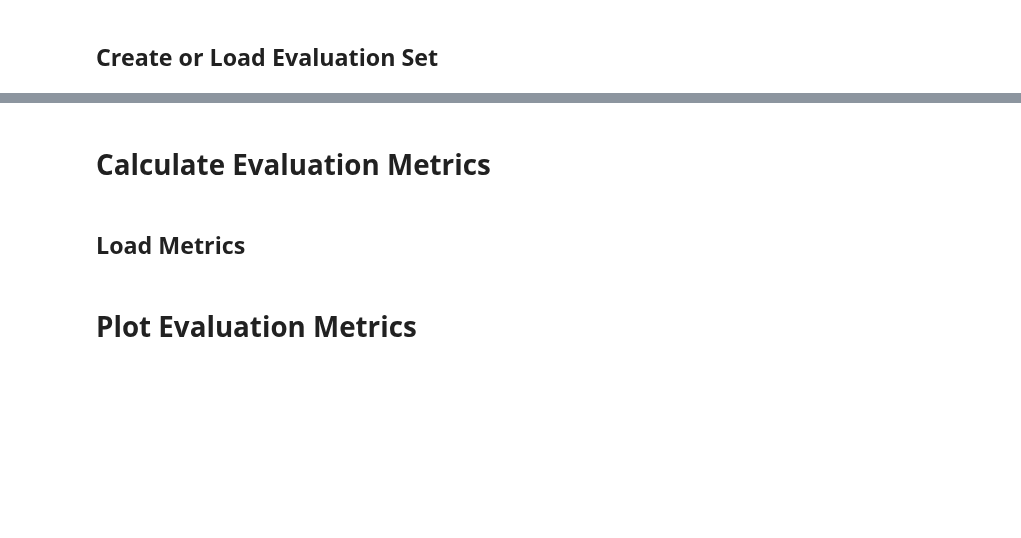
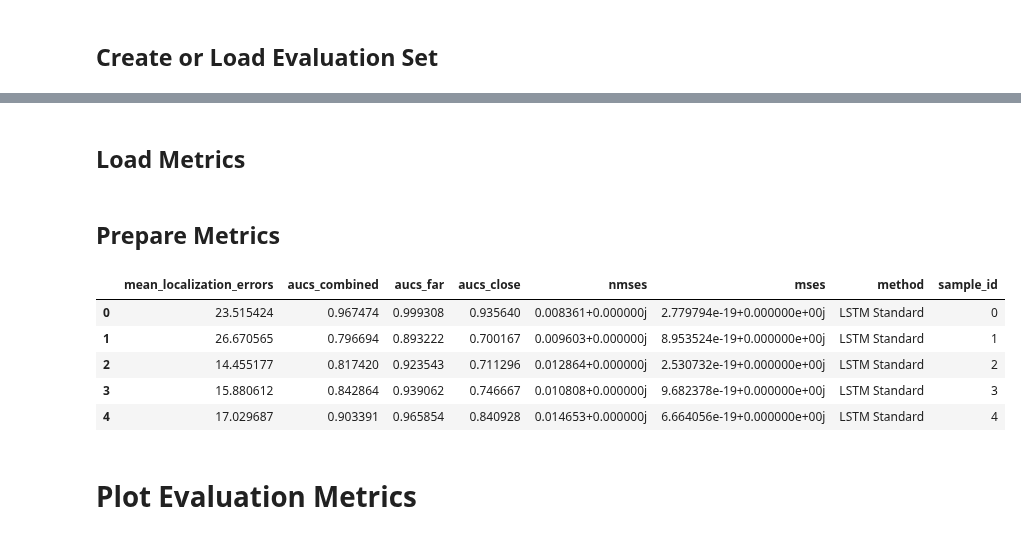
Before and after one commit to LukeTheHecker/esinet, a Jupyter notebook: evaluate/evaluate.ipynb, the cells around one changed output, grey strips where cells are left out. Saved outputs shown, nothing was run; the diff lists cells and outputs as text; code cells hidden in the pictures; blank space fills up the shorter version.

Commit message:
eval stuff

```diff
--- a/evaluate/evaluate.ipynb
+++ b/evaluate/evaluate.ipynb
@@ -27,16 +46,21 @@ fwd_free = forward.create_forward_model(info=info, fixed_ori=False)
 # Load Models
 # %%
 lstm_standard = util.load_net('models/LSTM Medium_1-1000points_standard-cosine-mse_0')
-lstm_noise = util.load_net('models/LSTM Medium_1-1000points_noise-cosine-mse_0')
+# lstm_noise = util.load_net('models/LSTM Medium_1-1000points_noise-cosine-mse_0')
 
 dense_standard = util.load_net('models/Dense Medium_1-1000points_standard-cosine-mse_0')
-dense_noise = util.load_net('models/Dense Medium_1-1000points_noise-cosine-mse_0')
+# dense_noise = util.load_net('models/Dense Medium_1-1000points_noise-cosine-mse_0')
 
 convdip_standard = util.load_net('models/ConvDip Medium_1-1000points_standard-cosine-mse_0')
-convdip_noise = util.load_net('models/ConvDip Medium_1-1000points_noise-cosine-mse_0')
+# convdip_noise = util.load_net('models/ConvDip Medium_1-1000points_noise-cosine-mse_0')
 
-models = [lstm_standard, lstm_noise, dense_standard, dense_noise, convdip_standard, convdip_noise]
-model_names = ['LSTM Standard', 'LSTM Noise', 'Dense Standard', 'Dense Noise', 'ConvDip Standard', 'ConvDip Noise']
+# models = [lstm_standard, lstm_noise, dense_standard, dense_noise, convdip_standard, convdip_noise]
+# model_names = ['LSTM Standard', 'LSTM Noise', 'Dense Standard', 'Dense Noise', 'ConvDip Standard', 'ConvDip Noise']
+models = [lstm_standard, dense_standard, convdip_standard]
+model_names = ['LSTM Standard', 'Dense Standard', 'ConvDip Standard']
+
+# models = [lstm_noise, dense_noise, convdip_noise]
+# model_names = ['LSTM Noise', 'Dense Noise', 'ConvDip Noise']
 # %% [markdown]
 # Test ability to process long sequences
 # %%
@@ -74,7 +107,7 @@ settings_eval = dict(duration_of_trial=1, method='standard')
 # settings_eval = dict(duration_of_trial=1, method='noise', exponent=3)
 
 # Simulate new data
-sim_test = Simulation(fwd, info, settings=settings_eval).simulate(2)
+# sim_test = Simulation(fwd, info, settings=settings_eval).simulate(2)
 snr = sim_test.simulation_info['target_snr'].values[0]
 # print(sim_test.simulation_info)
 idx = 0
@@ -82,7 +115,7 @@ idx = 0
 predictions = [model.predict(sim_test) for model in models]
 
 # # Predict sources with classical methods
-# # eLORETA
+# eLORETA
 # prediction_elor_data = util.wrap_mne_inverse(fwd, sim_test, snr=snr)[idx].data.astype(np.float32)
 # prediction_elor = deepcopy(predictions[0][0])
 # prediction_elor.data = prediction_elor_data / np.abs(np.max(prediction_elor_data))
@@ -108,13 +141,13 @@ predictions = [model.predict(sim_test) for model in models]
 brain = sim_test.source_data[idx].plot(**plot_params)
 brain.add_text(0.1, 0.9, f'Ground Truth {sim_test.simulation_info.number_of_sources.values[0]} sources, snr={snr:.1f}', 'title')
 # Plot True EEG
-# evoked = sim_test.eeg_data[idx].average()
+evoked = sim_test.eeg_data[idx].average()
 # evoked.plot()
-# evoked.plot_topomap(title='Ground Truth')
+evoked.plot_topomap(title='Ground Truth')
 # evoked = util.get_eeg_from_source(sim_test.source_data[idx], fwd, info, tmin=0.)
 # evoked.plot_topomap(title='Ground Truth Noiseless')
 
-model_selection = model_names#['net_lstm_standard', 'net_lstm_noise', 'eLORETA']
+model_selection = model_names#['LSTM Noise', 'LSTM Noise', 'eLORETA']
 # Plot predicted sources
 for model_name, prediction in zip(model_names, predictions):
 
@@ -129,5 +162,5 @@ for model_name, prediction in zip(model_names, predictions):
     print(title)
     brain.add_text(0.1, 0.9, title, 'title')
     # Plot predicted EEG
-    # evoked_esi = util.get_eeg_from_source(prediction[idx], fwd, info, tmin=0.)
-    # evoked_esi.plot_topomap(title=model_name)
+    evoked_esi = util.get_eeg_from_source(prediction[idx], fwd, info, tmin=0.)
+    evoked_esi.plot_topomap(title=model_name)
@@ -329,5 +305,3 @@ for metric, metric_name in zip(metrics, metric_names):
-# %% [markdown]
-# Calculate Evaluation Metrics
 # %% [markdown]
 ## Load Metrics
 # %%
@@ -336,6 +311,23 @@ with open(f'results\\metrics_{len(true_sources)}_{sim_test.source_data[0].data.s
 
 # with open(f'simulations\\sim_test_5000_10points.pkl', 'rb') as f:
 #     sim_lstm_test = pkl.load(f)
+# %% [markdown]
+## Prepare Metrics
+# %%
+dfs = [df[1] for df in list(metrics.items())]
+
+for i, (key, df) in enumerate(metrics.items()):
+    dfs[i]['method'] = [key]*df.shape[0]
+    dfs[i]['sample_id'] = np.arange(df.shape[0])
+df_aio = pd.concat(dfs)
+df_aio.head()
+# %% [output]
+|  | mean_localization_errors | aucs_combined | aucs_far | aucs_close | nmses | mses | method | sample_id |
+| 0 | 23.515424 | 0.967474 | 0.999308 | 0.935640 | 0.008361+0.000000j | 2.779794e-19+0.000000e+00j | LSTM Standard | 0 |
+| 1 | 26.670565 | 0.796694 | 0.893222 | 0.700167 | 0.009603+0.000000j | 8.953524e-19+0.000000e+00j | LSTM Standard | 1 |
+| 2 | 14.455177 | 0.817420 | 0.923543 | 0.711296 | 0.012864+0.000000j | 2.530732e-19+0.000000e+00j | LSTM Standard | 2 |
+| 3 | 15.880612 | 0.842864 | 0.939062 | 0.746667 | 0.010808+0.000000j | 9.682378e-19+0.000000e+00j | LSTM Standard | 3 |
+| 4 | 17.029687 | 0.903391 | 0.965854 | 0.840928 | 0.014653+0.000000j | 6.664056e-19+0.000000e+00j | LSTM Standard | 4 |
 # %% [markdown]
 # Plot Evaluation Metrics
 # %% [markdown]
```
Also changed, not shown: parts of 21 cells of this notebook, 2 other files.
